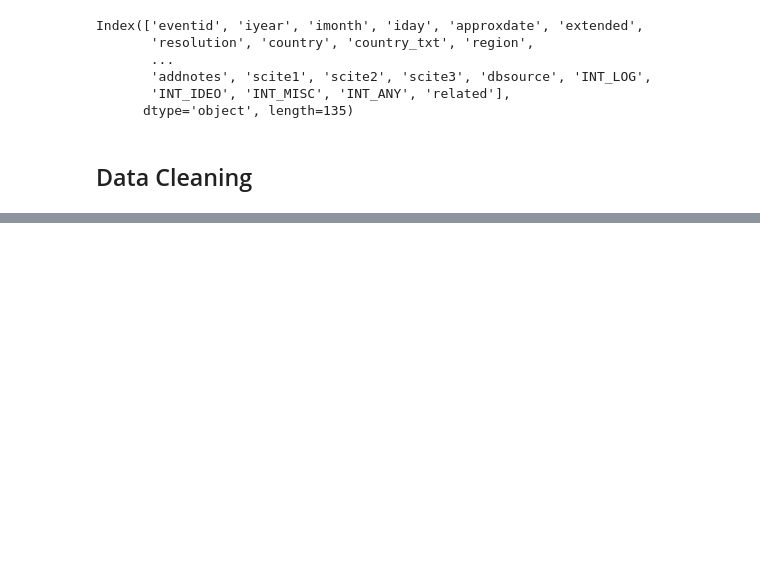
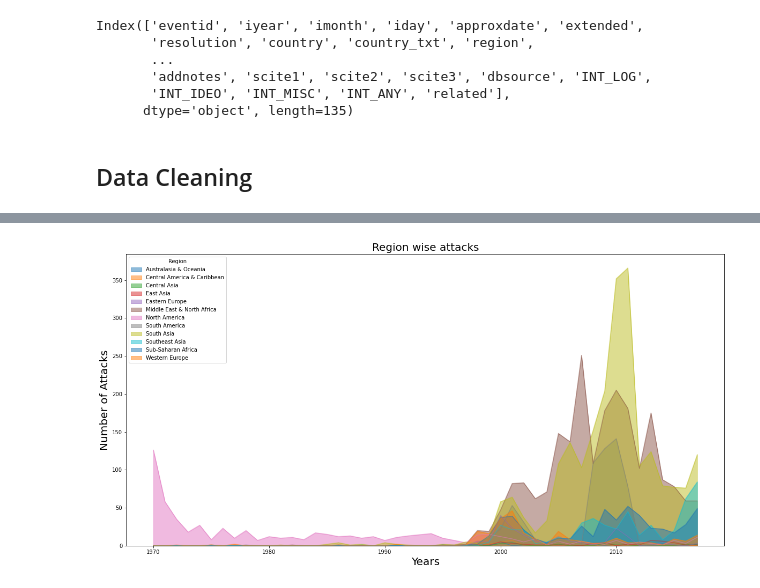
Before and after one commit to Pius-dev/EDA-of-Terrorism, a Jupyter notebook: Exploratory Data Analysis - Terrorism.ipynb, the cells around one changed output, grey strips where cells are left out. Saved outputs shown, nothing was run; the diff lists cells and outputs as text; code cells hidden in the pictures; blank space fills up the shorter version.

```diff
--- a/Exploratory Data Analysis - Terrorism.ipynb
+++ b/Exploratory Data Analysis - Terrorism.ipynb
@@ -62,0 +317,4 @@ Index(['eventid', 'iyear', 'imonth', 'iday', 'approxdate', 'extended',
+# %%
+# Distribution of Terrorist Attacks over Regions from 1970-2017
+reg=pd.crosstab(df["Year"],df["Region"])
+reg.head()
@@ -62,0 +329,8 @@ Index(['eventid', 'iyear', 'imonth', 'iday', 'approxdate', 'extended',
+# %%
+reg.plot(kind="area", stacked=False, alpha=0.5,figsize=(20,10))
+plt.title("Region wise attacks",fontsize=20)
+plt.xlabel("Years",fontsize=20)
+plt.ylabel("Number of Attacks",fontsize=20)
+plt.show()
+# %% [output]
+[figure, added]
```
Also changed, not shown: parts of 42 cells of this notebook.
